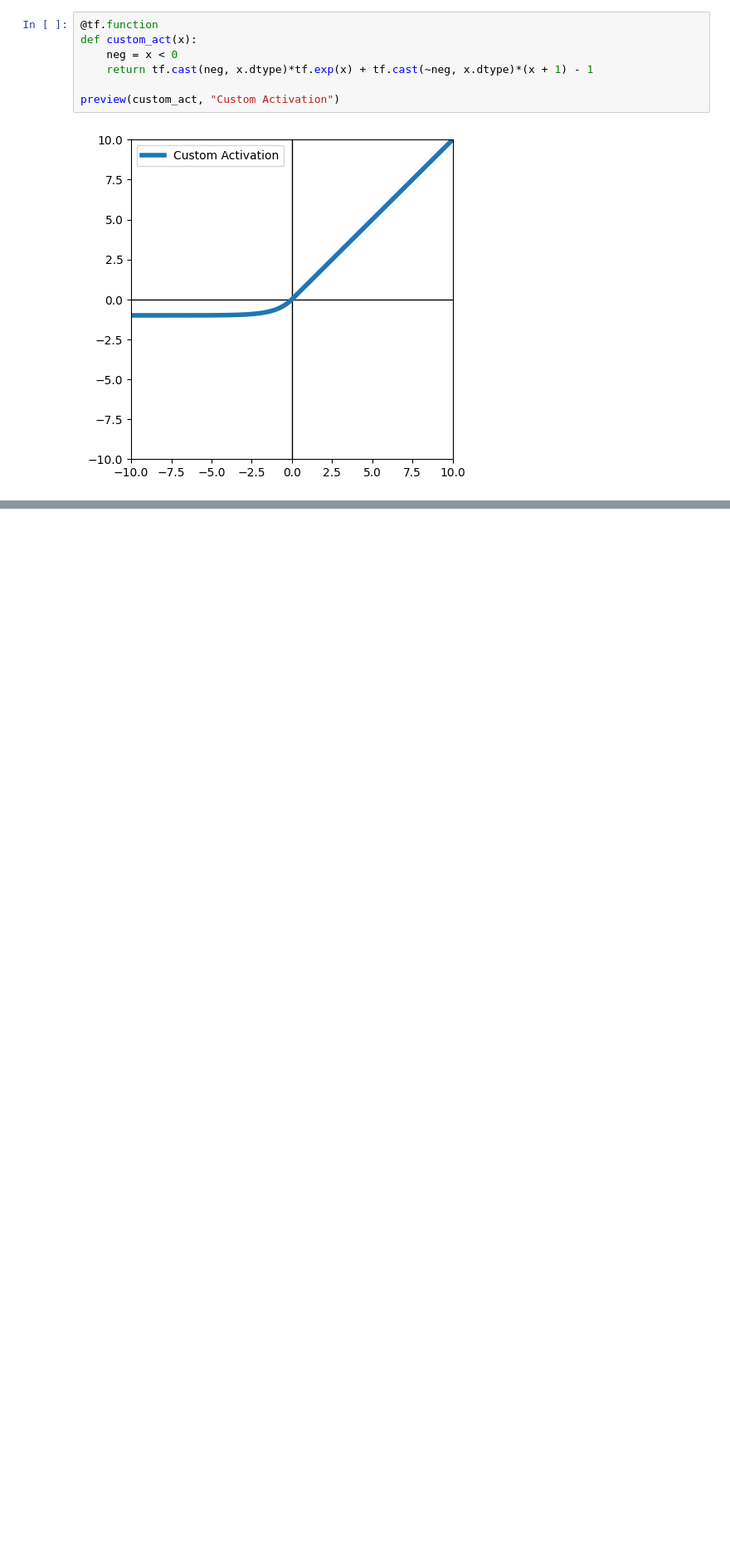
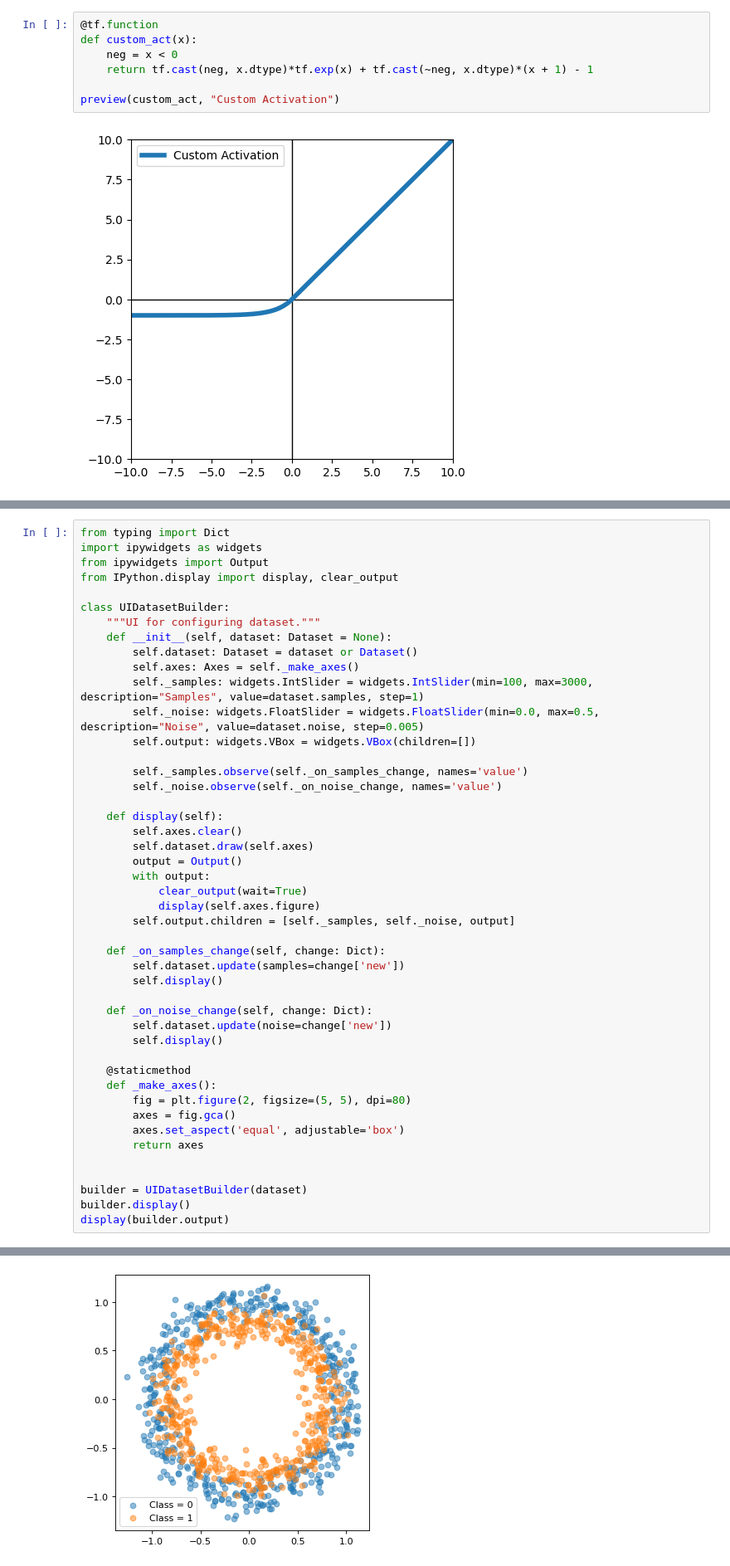
Before and after one commit to stepan-anokhin/try-tensorflow, a Jupyter notebook: notebooks/04_why_ReLU.ipynb, the cells around one changed output, grey strips where cells are left out. Shown at 83% size. Drawn from its saved outputs; the diff is of its cells as text; blank space fills up the shorter version.

```diff
--- a/notebooks/04_why_ReLU.ipynb
+++ b/notebooks/04_why_ReLU.ipynb
@@ -243,0 +314,47 @@ The only exception is $sigmoid(x)$ which performs very poorly. Why? Most likely
+# %%
+from typing import Dict
+import ipywidgets as widgets
+from ipywidgets import Output
+from IPython.display import display, clear_output
+
+class UIDatasetBuilder:
+    """UI for configuring dataset."""
+    def __init__(self, dataset: Dataset = None):
+        self.dataset: Dataset = dataset or Dataset()
+        self.axes: Axes = self._make_axes()
+        self._samples: widgets.IntSlider = widgets.IntSlider(min=100, max=3000, description="Samples", value=dataset.samples, step=1)
+        self._noise: widgets.FloatSlider = widgets.FloatSlider(min=0.0, max=0.5, description="Noise", value=dataset.noise, step=0.005)
+        self.output: widgets.VBox = widgets.VBox(children=[])
+
+        self._samples.observe(self._on_samples_change, names='value')
+        self._noise.observe(self._on_noise_change, names='value')
+
+    def display(self):
+        self.axes.clear()
+        self.dataset.draw(self.axes)
+        output = Output()
+        with output:
+            clear_output(wait=True)
+            display(self.axes.figure)
+        self.output.children = [self._samples, self._noise, output]
+
+    def _on_samples_change(self, change: Dict):
+        self.dataset.update(samples=change['new'])
+        self.display()
+
+    def _on_noise_change(self, change: Dict):
+        self.dataset.update(noise=change['new'])
+        self.display()
+
+    @staticmethod
+    def _make_axes():
+        fig = plt.figure(2, figsize=(5, 5), dpi=80)
+        axes = fig.gca()
+        axes.set_aspect('equal', adjustable='box')
+        return axes
+
+
+builder = UIDatasetBuilder(dataset)
+builder.display()
+display(builder.output)
+# %% [output]
@@ -243,0 +362 @@ The only exception is $sigmoid(x)$ which performs very poorly. Why? Most likely
+[figure, added]
```
Also changed, not shown: parts of 20 cells of this notebook, 3 other files.
